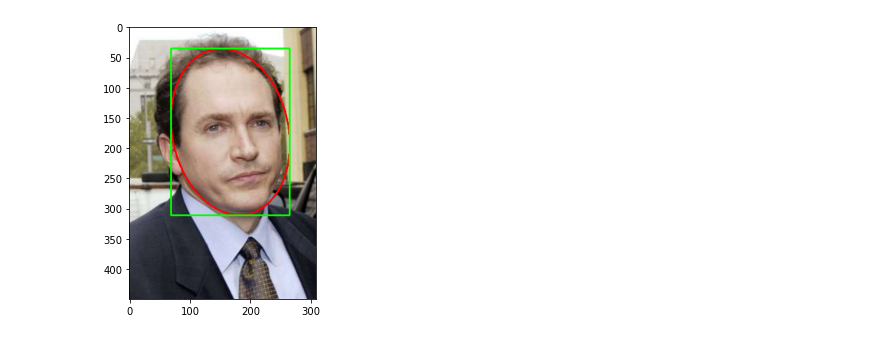
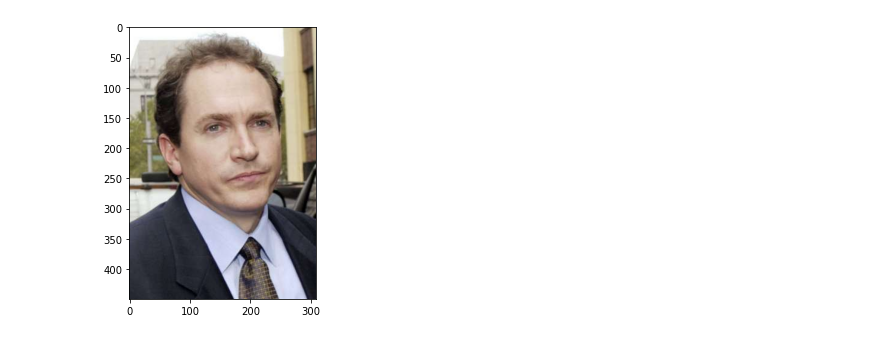
Before and after one commit to TeleMidia/faces360, a Jupyter notebook: ipynb/FDDB_reader.ipynb, the cells around one changed output. Drawn from its saved outputs; the diff is of its cells as text; code cells hidden in the pictures.

```diff
--- a/ipynb/FDDB_reader.ipynb
+++ b/ipynb/FDDB_reader.ipynb
@@ -11,9 +11,9 @@ figsize(5, 5)
 # %%
 images = read_fold("../data/FDDB-folds/FDDB-fold-01-ellipseList.txt")
 # %%
-image = draw_image(images[210])
+image = draw_image(images[210], draw_faces = False)
 
 plt.imshow(cv2.cvtColor(image, cv2.COLOR_BGR2RGB))
 plt.show()
 # %% [output]
-[figure, old version]
+[figure, new version]
```
Also changed, not shown: parts of 5 cells of this notebook, 1 other file.
